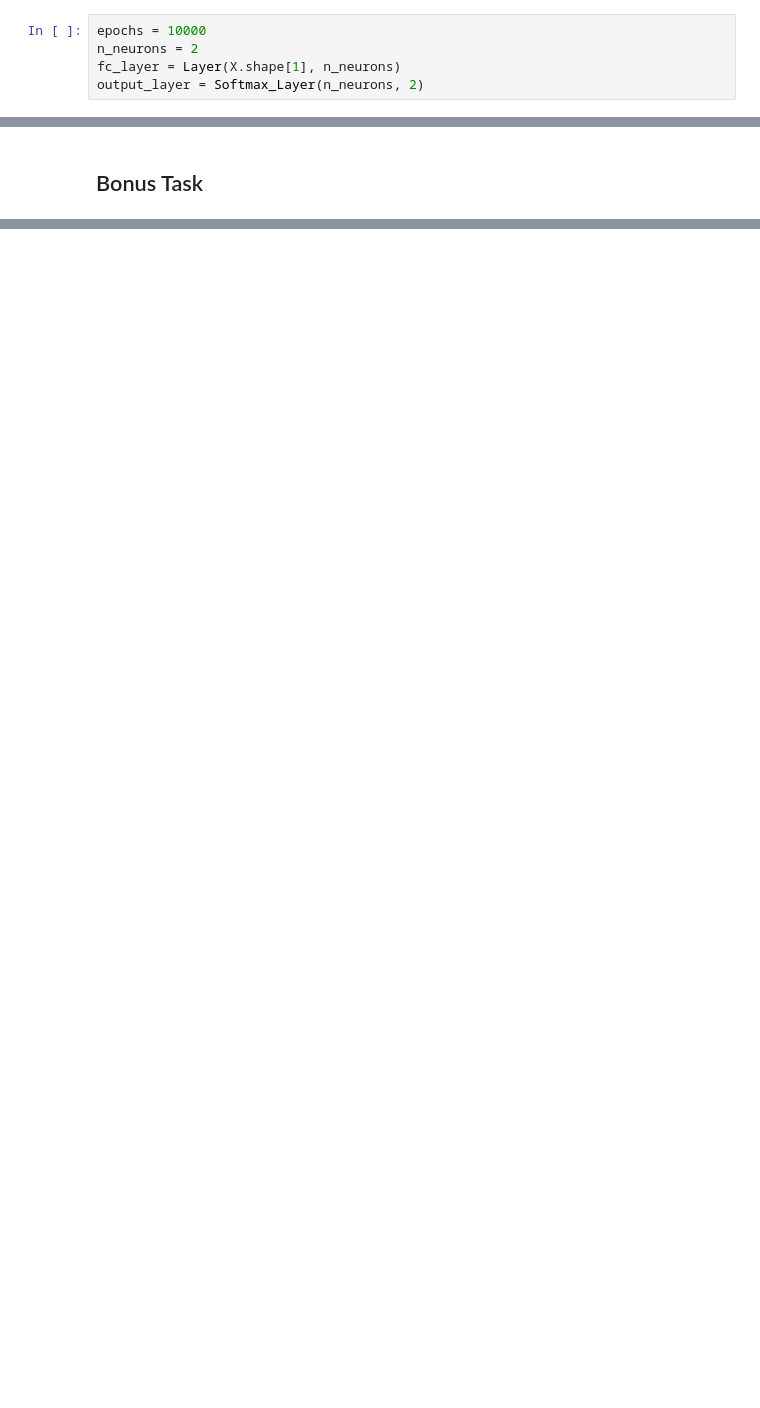
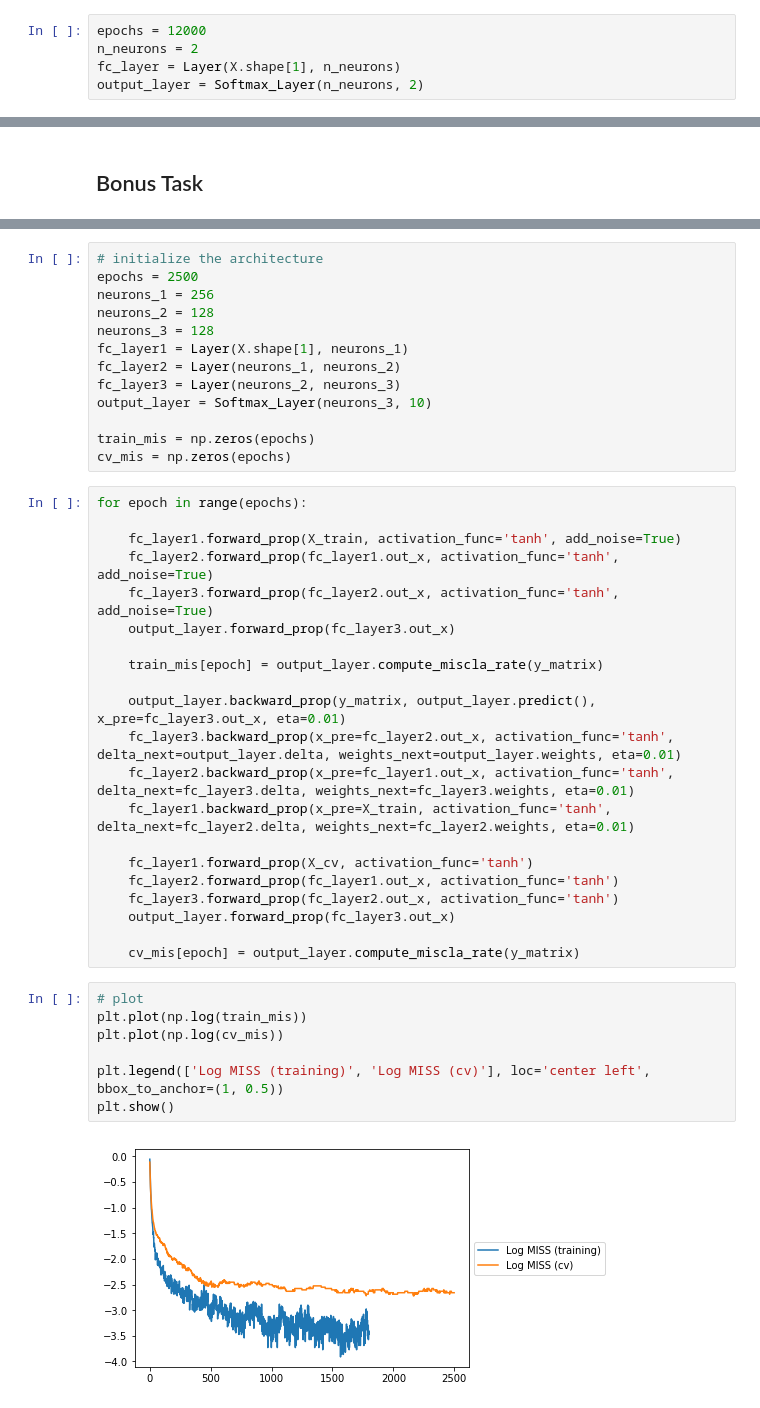
Before and after one commit to slchangtw/machine_learning_Jacobs, a Jupyter notebook: MLP.ipynb, the cells around one changed output, grey strips where cells are left out. Saved outputs shown, nothing was run; the diff lists cells and outputs as text; blank space fills up the shorter version.

```diff
--- a/MLP.ipynb
+++ b/MLP.ipynb
@@ -92,7 +92,7 @@ class Softmax_Layer(Layer):
 X = np.array([[1, 0, 0], [1, 1, 0], [1, 0, 1], [1, 1, 1]])
 y = np.array([[0, 1], [1, 0], [1, 0], [0, 1]])
 # %%
-epochs = 10000
+epochs = 12000
 n_neurons = 2
 fc_layer = Layer(X.shape[1], n_neurons)
 output_layer = Softmax_Layer(n_neurons, 2)
@@ -132,0 +141,43 @@ X_test = X[test_indices, ].reshape(1000, 241)
+# %%
+# initialize the architecture
+epochs = 2500
+neurons_1 = 256
+neurons_2 = 128
+neurons_3 = 128
+fc_layer1 = Layer(X.shape[1], neurons_1)
+fc_layer2 = Layer(neurons_1, neurons_2)
+fc_layer3 = Layer(neurons_2, neurons_3)
+output_layer = Softmax_Layer(neurons_3, 10)
+
+train_mis = np.zeros(epochs)
+cv_mis = np.zeros(epochs)
+# %%
+for epoch in range(epochs):
+
+    fc_layer1.forward_prop(X_train, activation_func='tanh', add_noise=True)
+    fc_layer2.forward_prop(fc_layer1.out_x, activation_func='tanh', add_noise=True)
+    fc_layer3.forward_prop(fc_layer2.out_x, activation_func='tanh', add_noise=True)
+    output_layer.forward_prop(fc_layer3.out_x)
+
+    train_mis[epoch] = output_layer.compute_miscla_rate(y_matrix)
+
+    output_layer.backward_prop(y_matrix, output_layer.predict(), x_pre=fc_layer3.out_x, eta=0.01)
+    fc_layer3.backward_prop(x_pre=fc_layer2.out_x, activation_func='tanh', delta_next=output_layer.delta, weights_next=output_layer.weights, eta=0.01)
+    fc_layer2.backward_prop(x_pre=fc_layer1.out_x, activation_func='tanh', delta_next=fc_layer3.delta, weights_next=fc_layer3.weights, eta=0.01)
+    fc_layer1.backward_prop(x_pre=X_train, activation_func='tanh', delta_next=fc_layer2.delta, weights_next=fc_layer2.weights, eta=0.01)
+
+    fc_layer1.forward_prop(X_cv, activation_func='tanh')
+    fc_layer2.forward_prop(fc_layer1.out_x, activation_func='tanh')
+    fc_layer3.forward_prop(fc_layer2.out_x, activation_func='tanh')
+    output_layer.forward_prop(fc_layer3.out_x)
+
+    cv_mis[epoch] = output_layer.compute_miscla_rate(y_matrix)
+# %%
+# plot
+plt.plot(np.log(train_mis))
+plt.plot(np.log(cv_mis))
+
+plt.legend(['Log MISS (training)', 'Log MISS (cv)'], loc='center left', bbox_to_anchor=(1, 0.5))
+plt.show()
+# %% [output]
+[figure, added]
```
Also changed, not shown: parts of 13 cells of this notebook.
